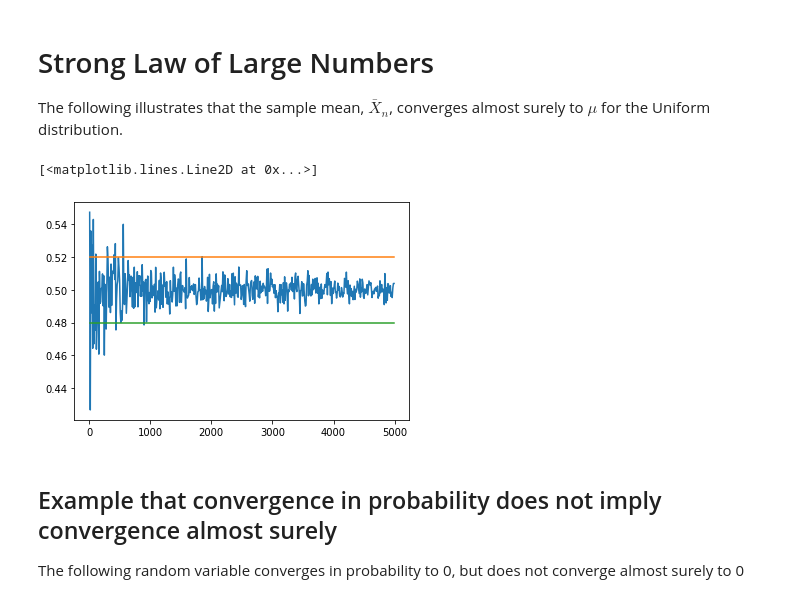
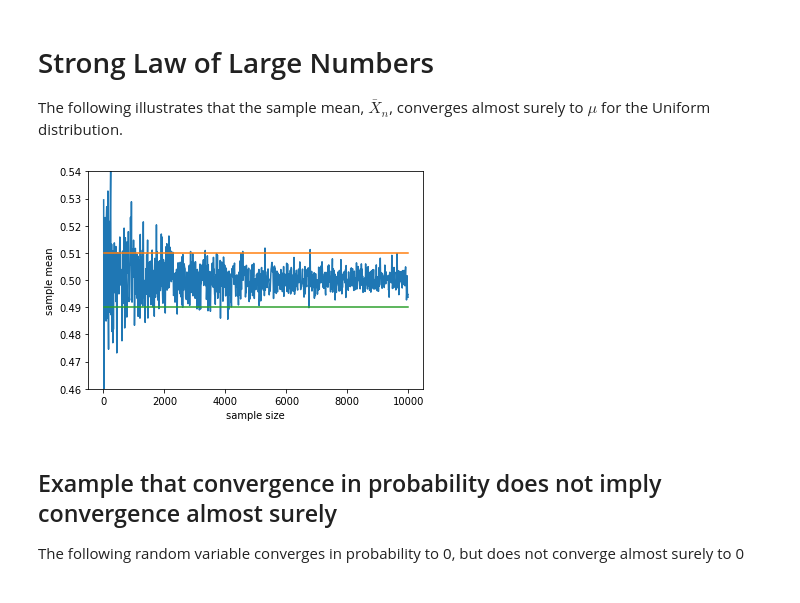
Before and after one commit to khaichiong/meco7312, a Jupyter notebook: L6_Asymptotics.ipynb, the cells around one changed output. Saved outputs shown, nothing was run; the diff lists cells and outputs as text; code cells hidden in the pictures.

```diff
--- a/L6_Asymptotics.ipynb
+++ b/L6_Asymptotics.ipynb
@@ -14,14 +14,17 @@ def mean_uniform(n):
   x = np.random.uniform(0,1,(n,))
   return np.mean(x)
 # %%
-x_range = np.arange(10,5000,10)
+x_range = np.arange(10,10000,10)
 plt.plot(x_range,[mean_uniform(n) for n in x_range])
-epsilon = 0.02
+epsilon = 0.01
 plt.plot(x_range,(0.5+epsilon)*np.ones(np.shape(x_range)))
 plt.plot(x_range,(0.5-epsilon)*np.ones(np.shape(x_range)))
+plt.ylim(0.46,0.54)
+plt.xlabel('sample size')
+plt.ylabel('sample mean')
+plt.show()
 # %% [output]
-[<matplotlib.lines.Line2D at 0x...>]
-[figure, old version]
+[figure, new version]
 # %% [markdown]
 ## Example that convergence in probability does not imply convergence almost surely
 
```
Also changed, not shown: parts of 14 cells of this notebook.
